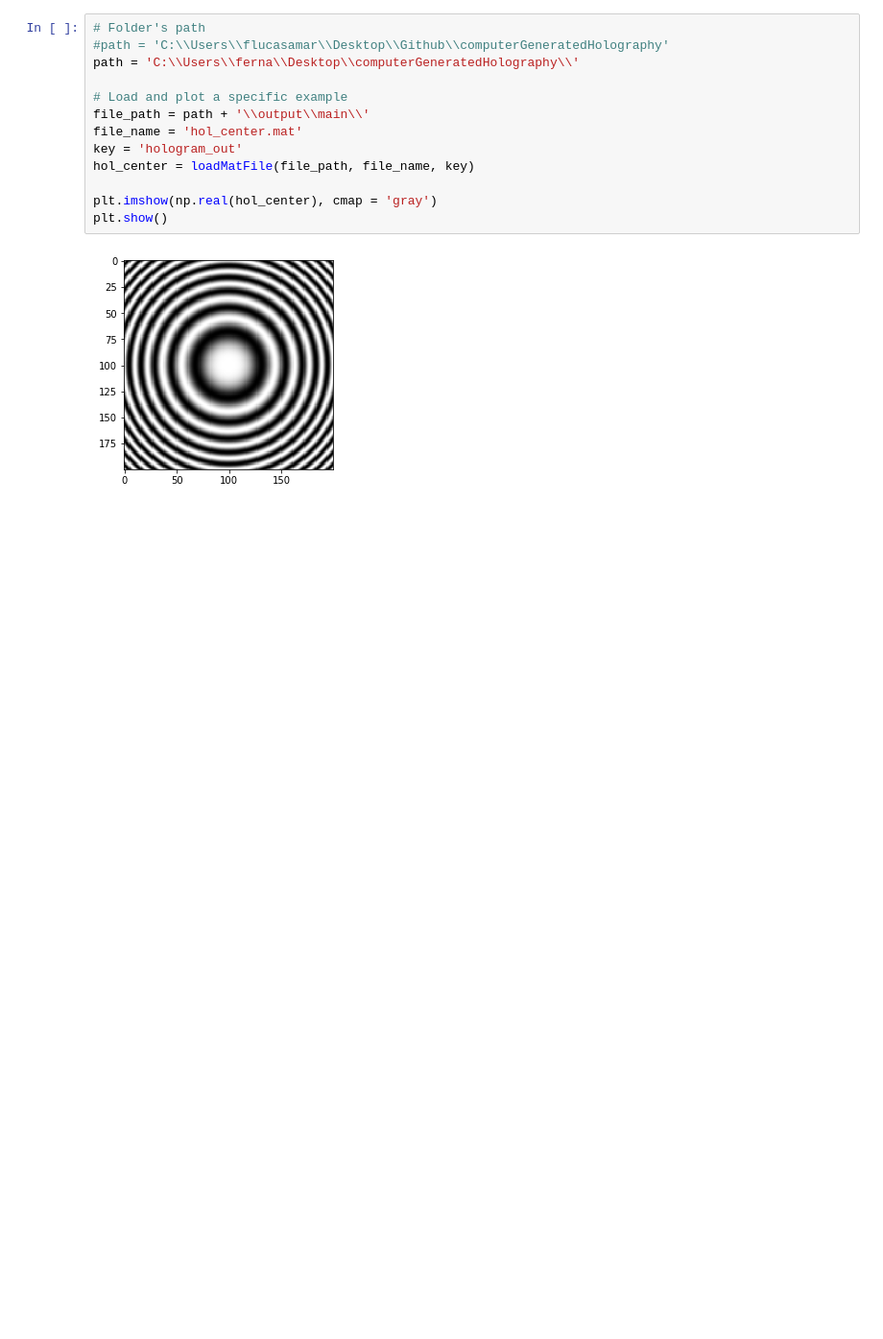
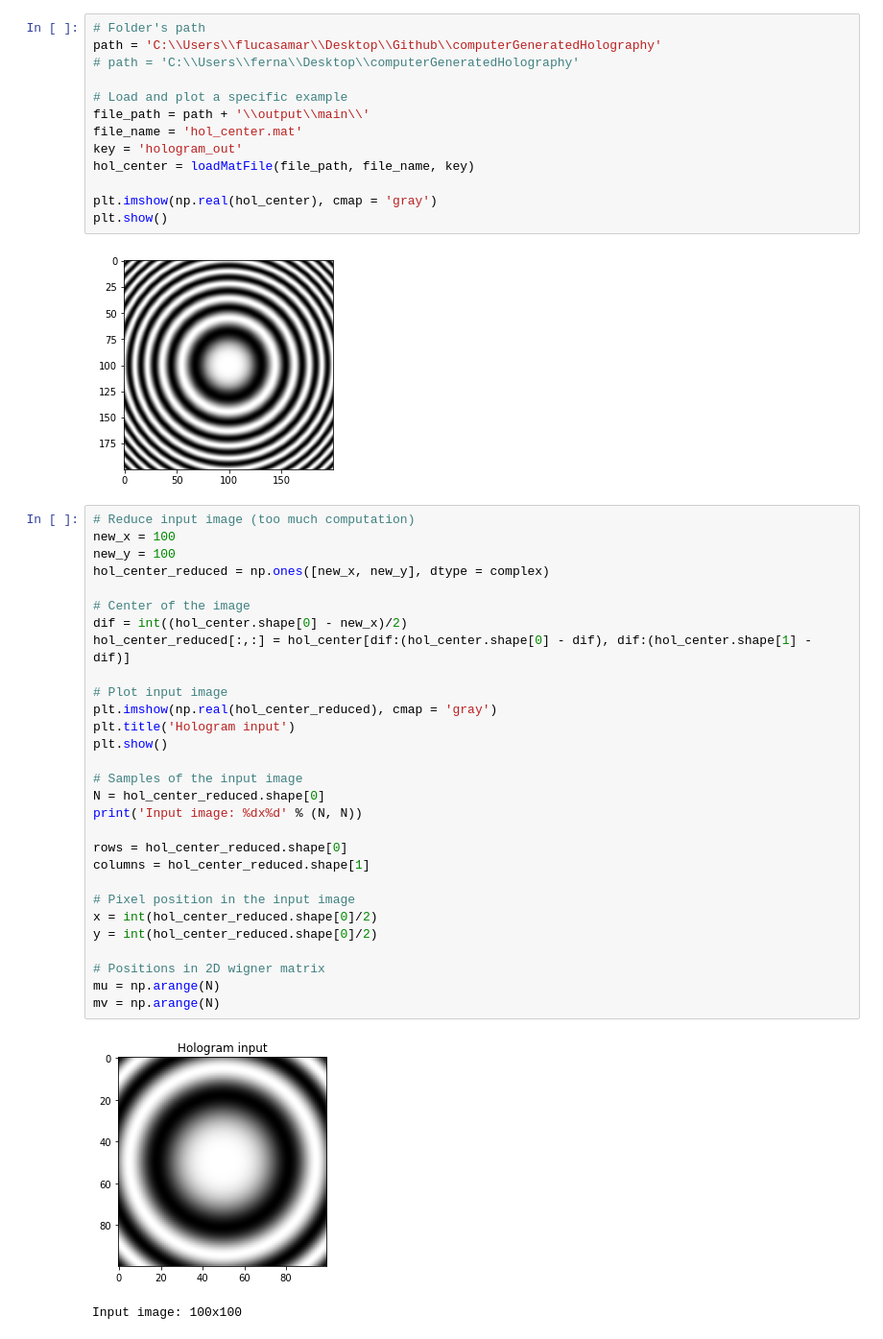
Before and after one commit to fernandolucasaa/computerGeneratedHolography, a Jupyter notebook: tests_wigner_distribution/jupyterComputeWignerDistribution2.ipynb, the cells around one changed output. Shown: that part at 96% size. Drawn from its saved outputs; the diff is of its cells as text; blank space fills up the shorter version.

Commit message:
2D wigner function

```diff
--- a/tests_wigner_distribution/jupyterComputeWignerDistribution2.ipynb
+++ b/tests_wigner_distribution/jupyterComputeWignerDistribution2.ipynb
@@ -28,8 +28,8 @@ def loadMatFile(file_path, file_name, key):
     return array
 # %%
 # Folder's path
-#path = 'C:\\Users\\flucasamar\\Desktop\\Github\\computerGeneratedHolography'
-path = 'C:\\Users\\ferna\\Desktop\\computerGeneratedHolography\\'
+path = 'C:\\Users\\flucasamar\\Desktop\\Github\\computerGeneratedHolography'
+# path = 'C:\\Users\\ferna\\Desktop\\computerGeneratedHolography'
 
 # Load and plot a specific example
 file_path = path + '\\output\\main\\'
@@ -41,3 +41,35 @@ plt.imshow(np.real(hol_center), cmap = 'gray')
 plt.show()
 # %% [output]
 [figure]
+# %%
+# Reduce input image (too much computation)
+new_x = 100
+new_y = 100
+hol_center_reduced = np.ones([new_x, new_y], dtype = complex)
+
+# Center of the image
+dif = int((hol_center.shape[0] - new_x)/2)
+hol_center_reduced[:,:] = hol_center[dif:(hol_center.shape[0] - dif), dif:(hol_center.shape[1] - dif)]
+
+# Plot input image
+plt.imshow(np.real(hol_center_reduced), cmap = 'gray')
+plt.title('Hologram input')
+plt.show()
+
+# Samples of the input image
+N = hol_center_reduced.shape[0]
+print('Input image: %dx%d' % (N, N))
+
+rows = hol_center_reduced.shape[0]
+columns = hol_center_reduced.shape[1]
+
+# Pixel position in the input image
+x = int(hol_center_reduced.shape[0]/2)
+y = int(hol_center_reduced.shape[0]/2)
+
+# Positions in 2D wigner matrix
+mu = np.arange(N)
+mv = np.arange(N)
+# %% [output]
+[figure, added]
+Input image: 100x100
```
Also changed, not shown: parts of 20 cells of this notebook, 2 other files.
